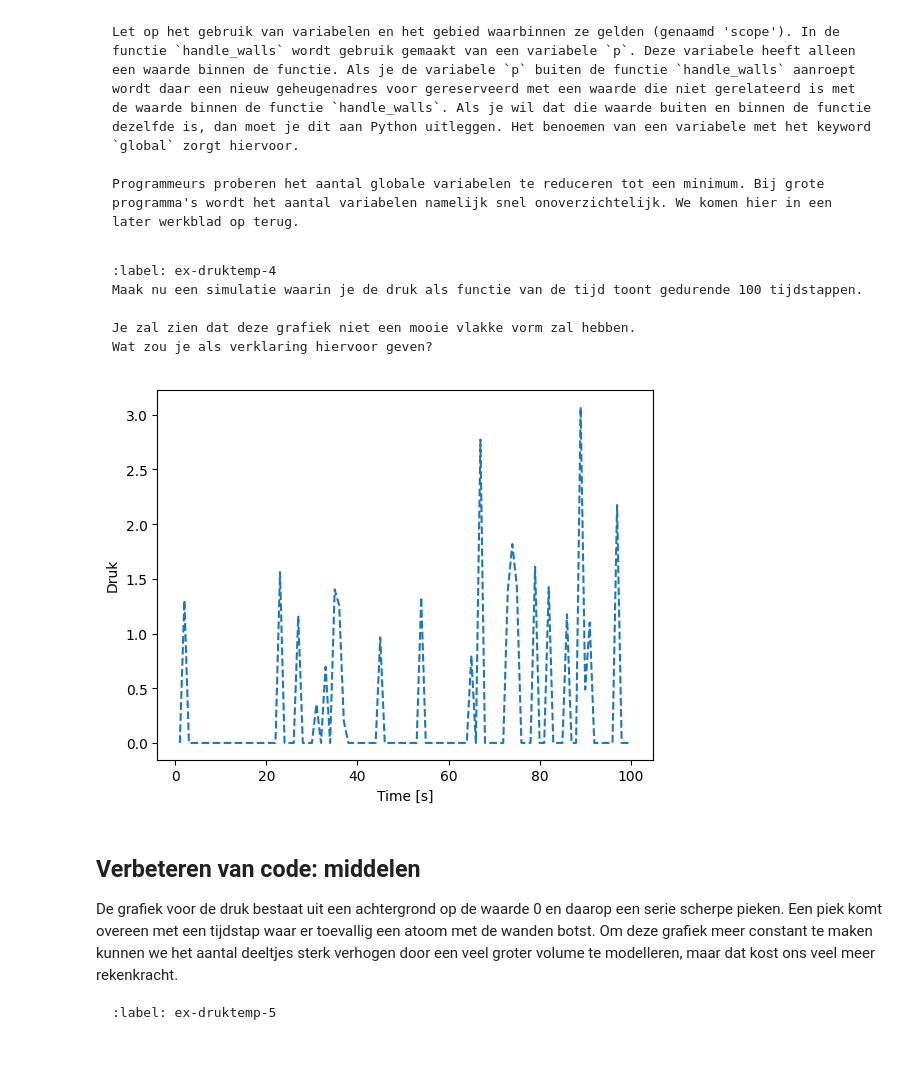
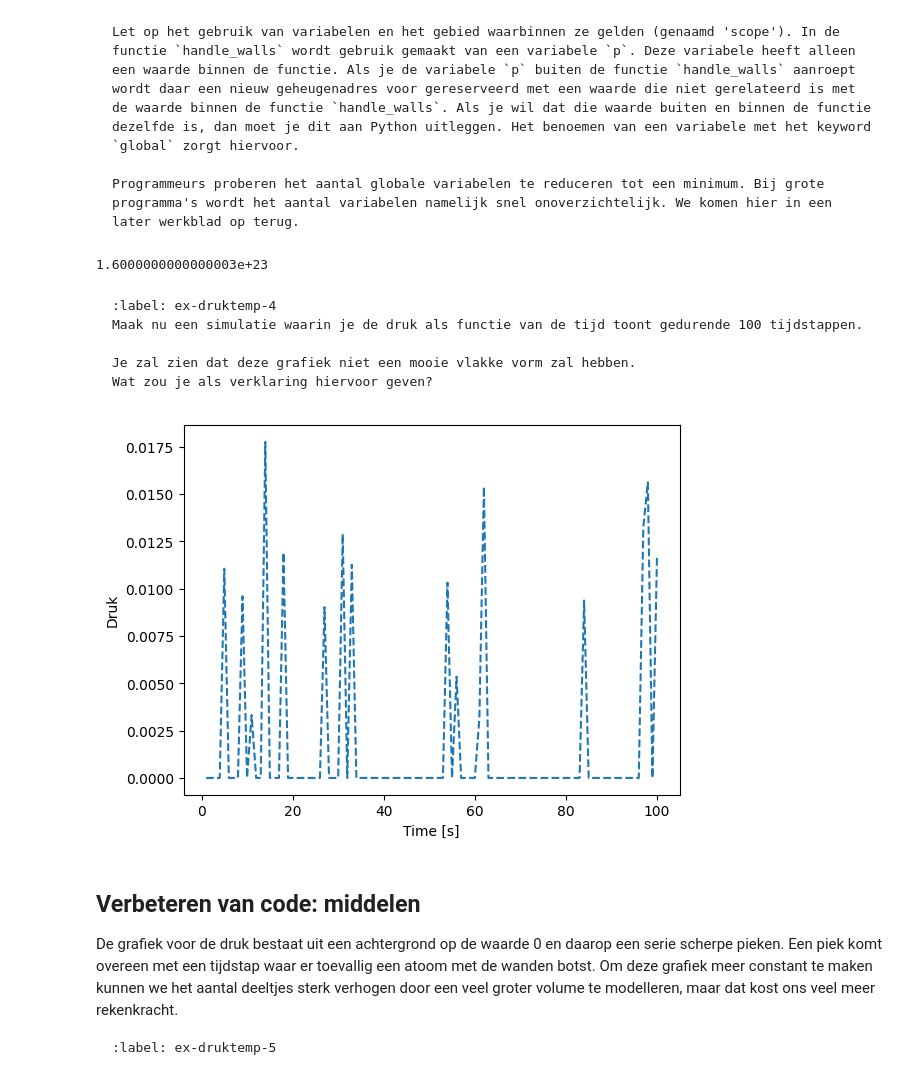
Before and after one commit to JesseDijkzeul/2, a Jupyter notebook: Content/PySim/5_druktemp.ipynb, the cells around one changed output. Cells and saved outputs as stored; diff of their text form; code cells hidden in the pictures.

````diff
--- a/Content/PySim/5_druktemp.ipynb
+++ b/Content/PySim/5_druktemp.ipynb
@@ -198,22 +205,13 @@ Schrijf een functie die de temperatuur van het gas in onze simulatie bepaalt:
 # %%
 def temperature(particles) -> float:
     temp = 0.0
-    v_Tq = 0
+    vq = np.array([])
     for p in particles:
-        v_q = p.v[0]**2+p.v[1]**2
-        v_Tq = np.append(v_Tq, v_q)
-    mv_Tq = np.mean(v_Tq)
+        vq = np.append(vq, p.v[0]**2+p.v[1]**2)
+    avv_vq = np.mean(vq)
+    return (M*avv_vq)/(2*kB)
 
-    temp = (M*len(particles)*mv_Tq)/(2*k_B)
+print(temperature(particles))
 
-    return temp
-
-
-# Eenheden: (grotenoorde)
-# Mass ~ 10**(-26) kg
-# Length ~ 10**(-9)
-M_scale = 10**(-24)
-R_scale = 10**(-9)
-t_scale = 10**(-2)
-
-T_scale = M_scale * (R_scale/t_scale)**2
+# eenheid temperatuur
+T_scale = V_0_scale**2
@@ -312,6 +312,12 @@ def handle_walls(particles):
         left_right_collision(p)
         top_down_collision(p)
     pressure = (impulse_outward) / (4 * BOX_SIZE_0 * DT)  # omtrek volume is oppervlak (2D sim)
+
+
+pressure_scale = particle_momentum_scale/(BOX_Size_0_scale*DT_scale)
+print(pressure_scale)
+# %% [output]
+1.6000000000000003e+23
 # %% [markdown]
 ```{exercise}
 :label: ex-druktemp-4
@@ -322,31 +328,24 @@ Wat zou je als verklaring hiervoor geven?
 ```
 # %%
 # Geef je oplossing
-# ruimte voor uitwerking
-# Box-size woordt hier voor verklijnd
-BOX_SIZE_0= 10
 
 particles = []
 pressures = np.zeros(100, dtype=float)
 times = np.linspace(1, 100, 100)
 
+
 create_particles(particles)
 for i in range(100):
     take_time_step(particles)
     pressures[i] = pressure
-#your code/answer
 
 plt.figure()
 plt.xlabel('Time [s]')
 plt.ylabel('Druk')
-plt.plot(times, pressures, '--', label = 'temperatuur')
-#your code/answer
+plt.plot(times, pressure_scale*pressures, '--', label = 'temperatuur')
 plt.show()
-
-# De grafiek is niet mooi, omdat niet met iedere tijdstap gelijk veel deeltjes met de wanden botsen.
-# #ik stel voor de middelwaarde te nemen
 # %% [output]
-[figure, old version]
+[figure, new version]
 # %% [markdown]
 ## Verbeteren van code: middelen
 
````
Also changed, not shown: parts of 10 cells of this notebook.
